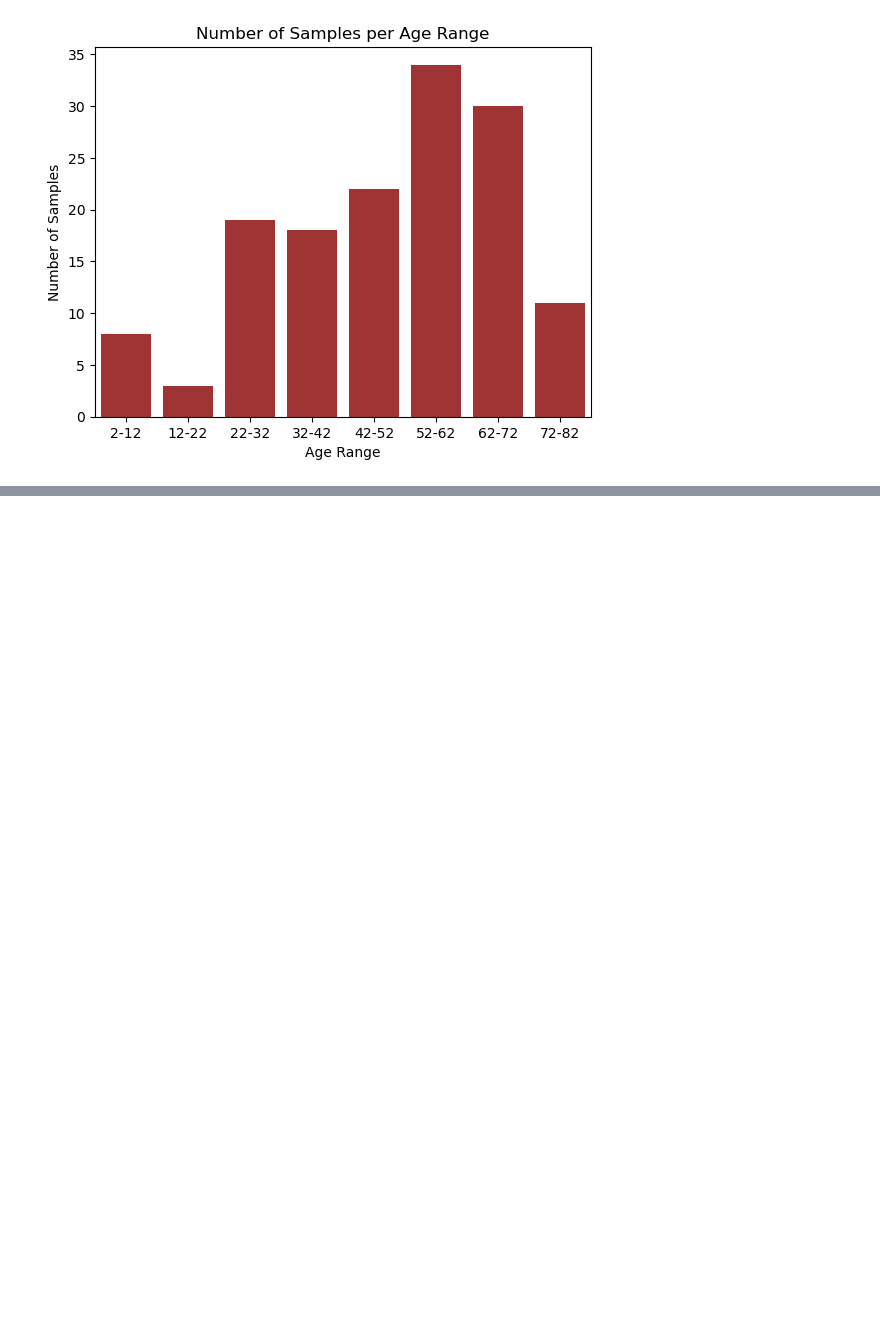
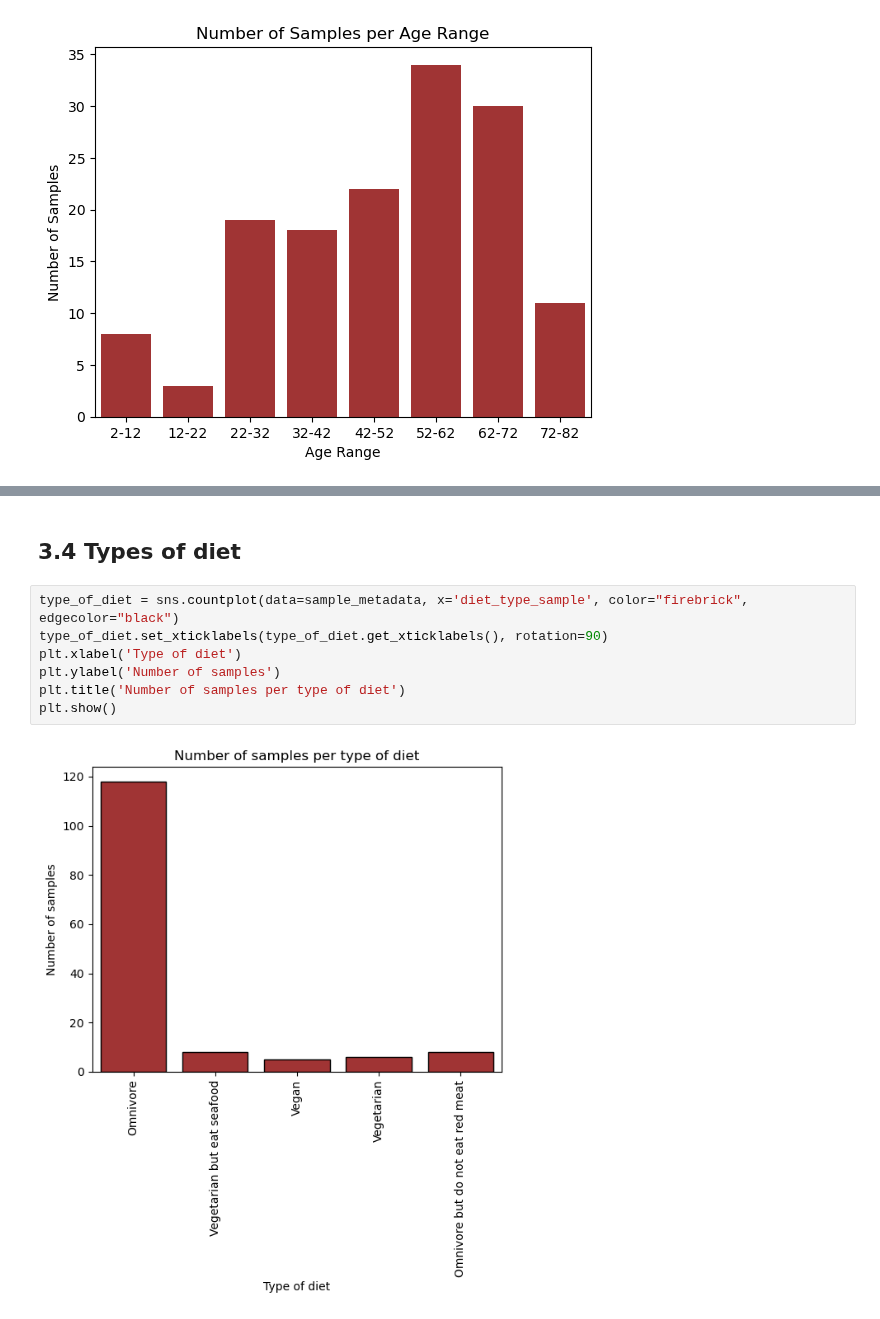
Before and after one commit to Mila-cmd651/FunGut-Project, a Jupyter notebook: Submission_FunGut_script/0.Metadata.ipynb, the cells around one changed output, grey strips where cells are left out. Cells and saved outputs as stored; diff of their text form; blank space fills up the shorter version.

```diff
--- a/Submission_FunGut_script/0.Metadata.ipynb
+++ b/Submission_FunGut_script/0.Metadata.ipynb
@@ -129,0 +177,11 @@ plt.show()
+# %% [markdown]
+## 3.4 Types of diet
+# %%
+type_of_diet = sns.countplot(data=sample_metadata, x='diet_type_sample', color="firebrick", edgecolor="black")
+type_of_diet.set_xticklabels(type_of_diet.get_xticklabels(), rotation=90)
+plt.xlabel('Type of diet')
+plt.ylabel('Number of samples')
+plt.title('Number of samples per type of diet')
+plt.show()
+# %% [output]
+[figure, added]
```
Also changed, not shown: parts of 24 cells of this notebook.
